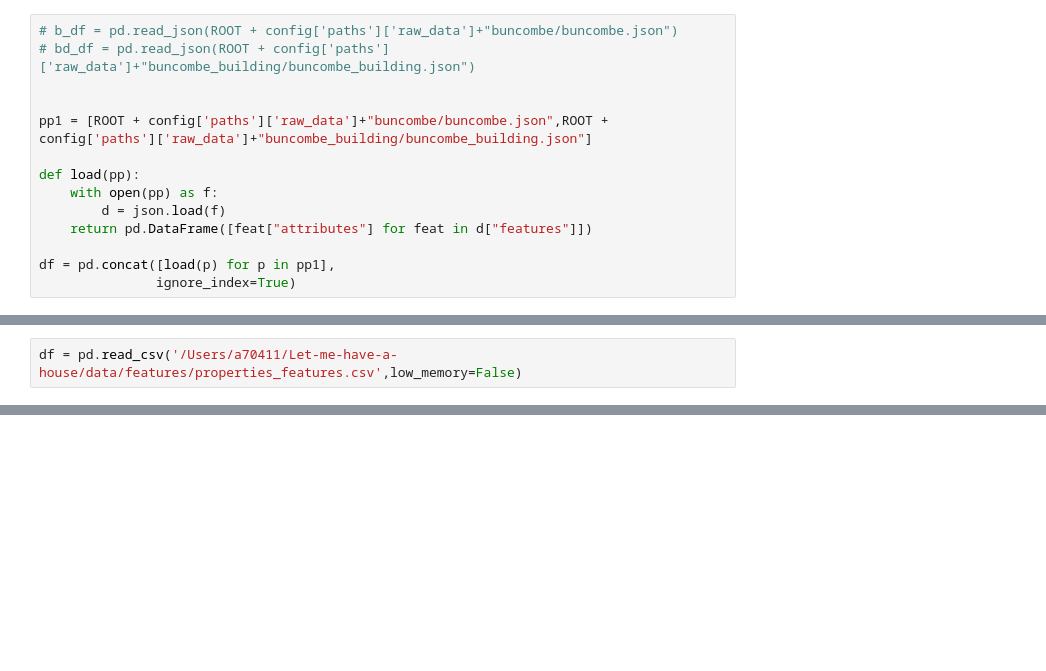
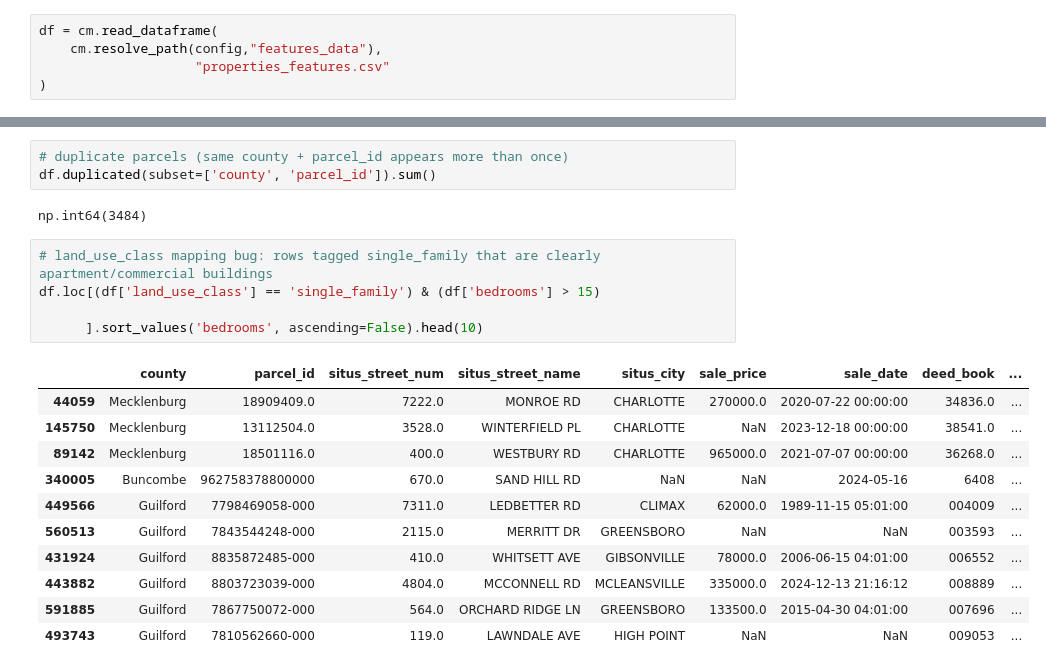
Before and after one commit to ericnguyen58/Let-me-have-a-house, a Jupyter notebook: notebooks/figure.ipynb, the cells around one changed output, grey strips where cells are left out. Saved outputs shown, nothing was run; the diff lists cells and outputs as text; blank space fills up the shorter version.

```diff
--- a/notebooks/figure.ipynb
+++ b/notebooks/figure.ipynb
@@ -11,17 +17,8 @@ ROOT = config['paths']['root']
 # %%
-# b_df = pd.read_json(ROOT + config['paths']['raw_data']+"buncombe/buncombe.json")
-# bd_df = pd.read_json(ROOT + config['paths']['raw_data']+"buncombe_building/buncombe_building.json")
-
-
-pp1 = [ROOT + config['paths']['raw_data']+"buncombe/buncombe.json",ROOT + config['paths']['raw_data']+"buncombe_building/buncombe_building.json"]
-
-def load(pp):
-    with open(pp) as f:
-        d = json.load(f)
-    return pd.DataFrame([feat["attributes"] for feat in d["features"]])
-
-df = pd.concat([load(p) for p in pp1],
-               ignore_index=True)
+df = cm.read_dataframe(
+    cm.resolve_path(config,"features_data"),
+                    "properties_features.csv"
+)
 # %%
 df.columns
 # %% [output]
@@ -64,3 +53 @@ memory usage: 176.4 MB
-# %%
-df = pd.read_csv('/Users/a70411/Let-me-have-a-house/data/features/properties_features.csv',low_memory=False)
 # %%
@@ -174,0 +203,22 @@ Name: count, dtype: int64
+# %%
+# duplicate parcels (same county + parcel_id appears more than once)
+df.duplicated(subset=['county', 'parcel_id']).sum()
+# %% [output]
+np.int64(3484)
+# %%
+# land_use_class mapping bug: rows tagged single_family that are clearly apartment/commercial buildings
+df.loc[(df['land_use_class'] == 'single_family') & (df['bedrooms'] > 15)
+
+      ].sort_values('bedrooms', ascending=False).head(10)
+# %% [output]
+|  | county | parcel_id | situs_street_num | situs_street_name | situs_city | sale_price | sale_date | deed_book | ... |
+| 44059 | Mecklenburg | 18909409.0 | 7222.0 | MONROE RD | CHARLOTTE | 270000.0 | 2020-07-22 00:00:00 | 34836.0 | ... |
+| 145750 | Mecklenburg | 13112504.0 | 3528.0 | WINTERFIELD PL | CHARLOTTE | NaN | 2023-12-18 00:00:00 | 38541.0 | ... |
+| 89142 | Mecklenburg | 18501116.0 | 400.0 | WESTBURY RD | CHARLOTTE | 965000.0 | 2021-07-07 00:00:00 | 36268.0 | ... |
+| 340005 | Buncombe | 962758378800000 | 670.0 | SAND HILL RD | NaN | NaN | 2024-05-16 | 6408 | ... |
+| 449566 | Guilford | 7798469058-000 | 7311.0 | LEDBETTER RD | CLIMAX | 62000.0 | 1989-11-15 05:01:00 | 004009 | ... |
+| 560513 | Guilford | 7843544248-000 | 2115.0 | MERRITT DR | GREENSBORO | NaN | NaN | 003593 | ... |
+| 431924 | Guilford | 8835872485-000 | 410.0 | WHITSETT AVE | GIBSONVILLE | 78000.0 | 2006-06-15 04:01:00 | 006552 | ... |
+| 443882 | Guilford | 8803723039-000 | 4804.0 | MCCONNELL RD | MCLEANSVILLE | 335000.0 | 2024-12-13 21:16:12 | 008889 | ... |
+| 591885 | Guilford | 7867750072-000 | 564.0 | ORCHARD RIDGE LN | GREENSBORO | 133500.0 | 2015-04-30 04:01:00 | 007696 | ... |
+| 493743 | Guilford | 7810562660-000 | 119.0 | LAWNDALE AVE | HIGH POINT | NaN | NaN | 009053 | ... |
```
Also changed, not shown: parts of 29 cells of this notebook, 15 other files.
